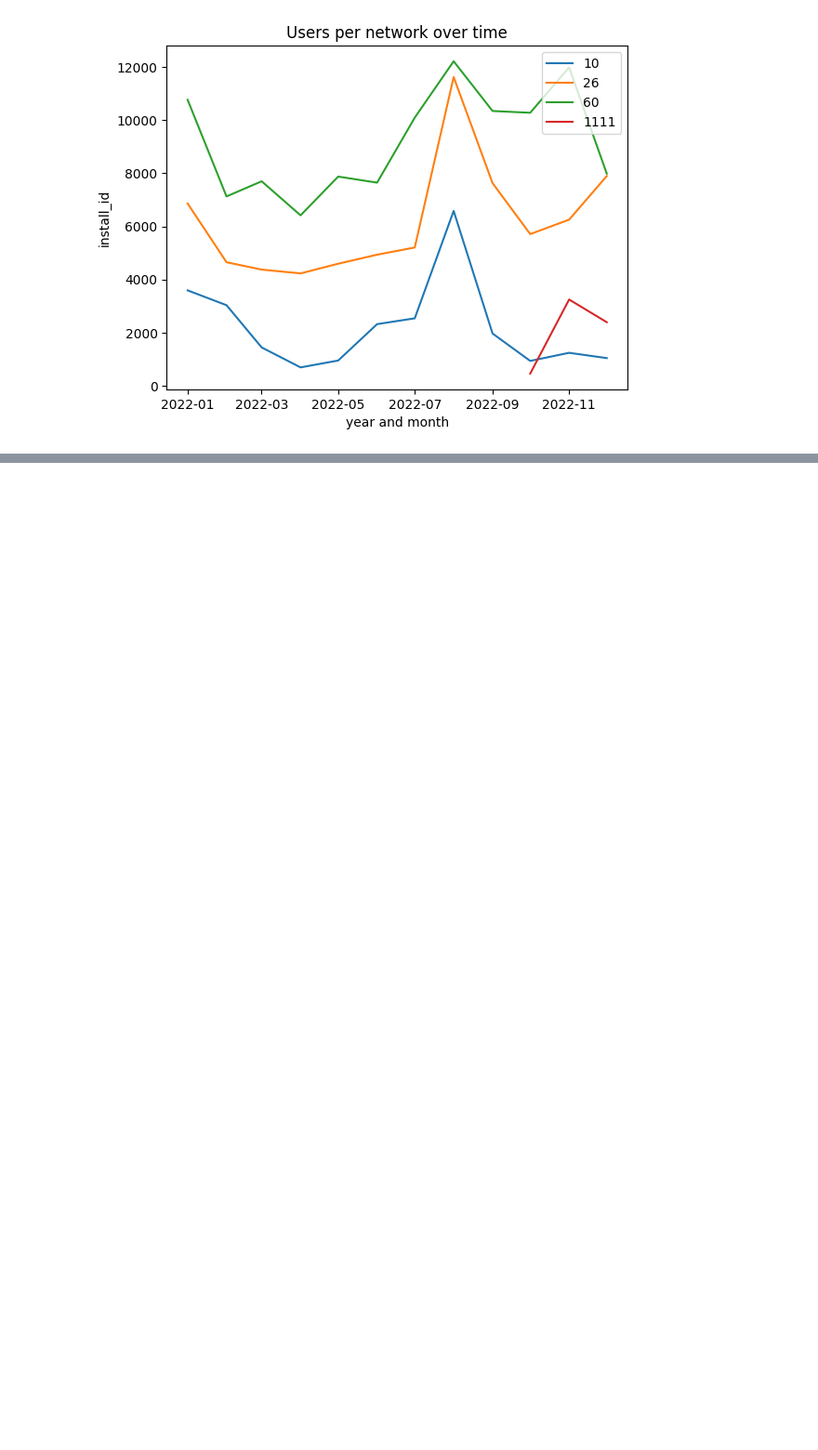
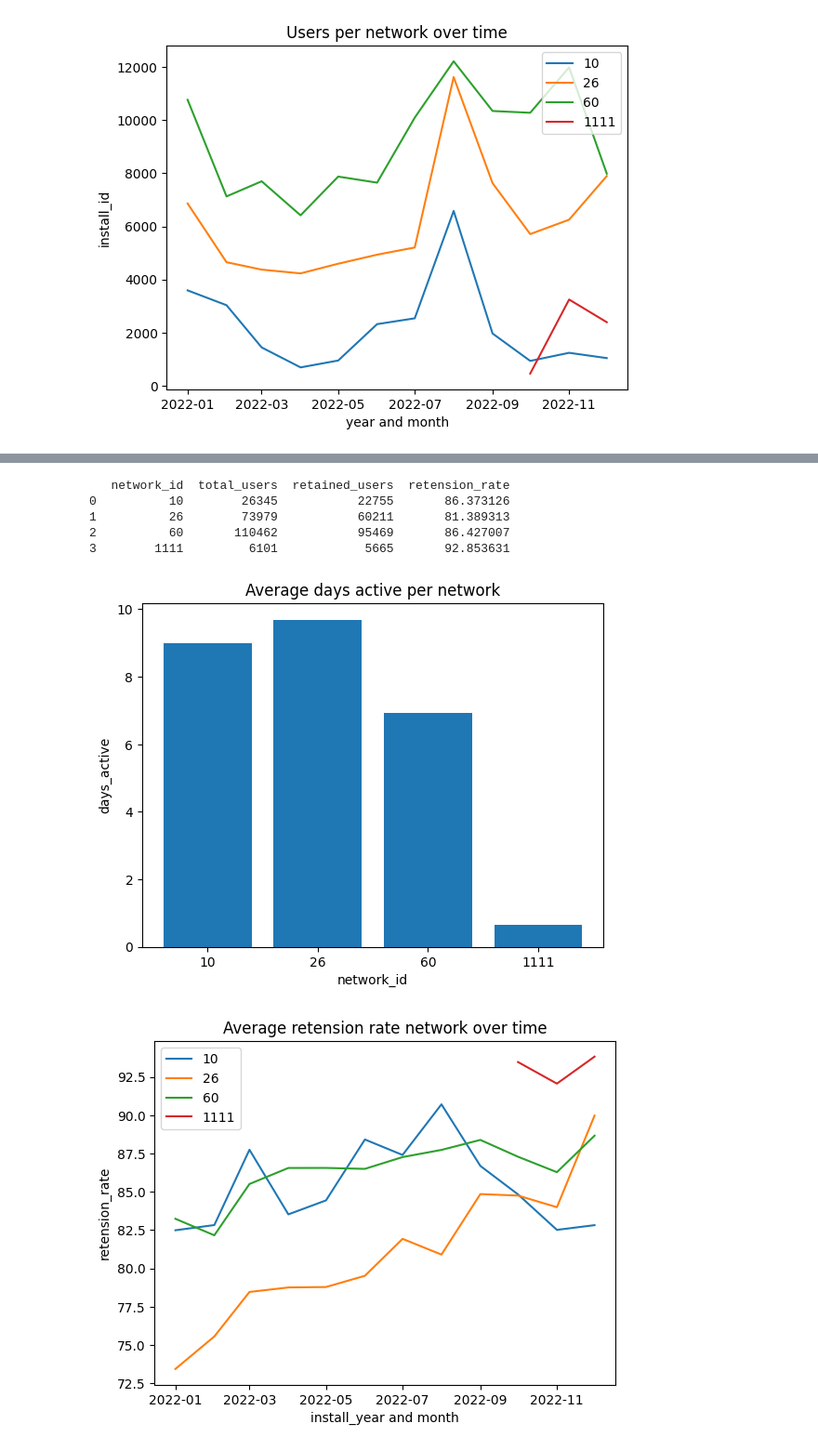
Before and after one commit to shamisolchikamhi/Game-KPIs-analysis-, a Jupyter notebook: main_notebook.ipynb, the cells around one changed output, grey strips where cells are left out. Shown at 93% size. Saved outputs shown, nothing was run; the diff lists cells and outputs as text; code cells hidden in the pictures; blank space fills up the shorter version.

```diff
--- a/main_notebook.ipynb
+++ b/main_notebook.ipynb
@@ -168,0 +129,16 @@ analytics.total_profit()
+# %%
+print(analytics.user_retention_rate(groupby_column=['network_id']))
+AnalyticsCharts.bar_chart(data= analytics.user_retention_rate(groupby_column='network_id', days_active = True),
+                     x_column= 'network_id', y_column= 'days_active',
+                     title='Average days active per network')
+AnalyticsCharts.time_series_breakdown(analytics.user_retention_rate(groupby_column = ['network_id','install_year and month']),
+                                 x_column='install_year and month',
+                     y_column='retension_rate', breakdown_column='network_id', title='Average retension rate network over time')
+# %% [output]
+   network_id  total_users  retained_users  retension_rate
+0          10        26345           22755       86.373126
+1          26        73979           60211       81.389313
+2          60       110462           95469       86.427007
+3        1111         6101            5665       92.853631
+[figure, added]
+[figure, added]
```
Also changed, not shown: parts of 24 cells of this notebook, 4 other files.
